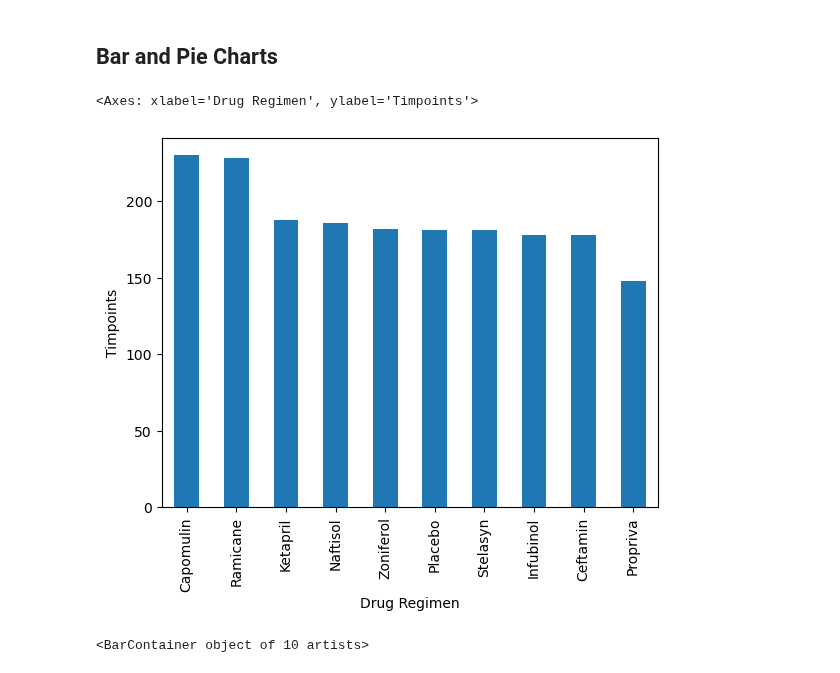
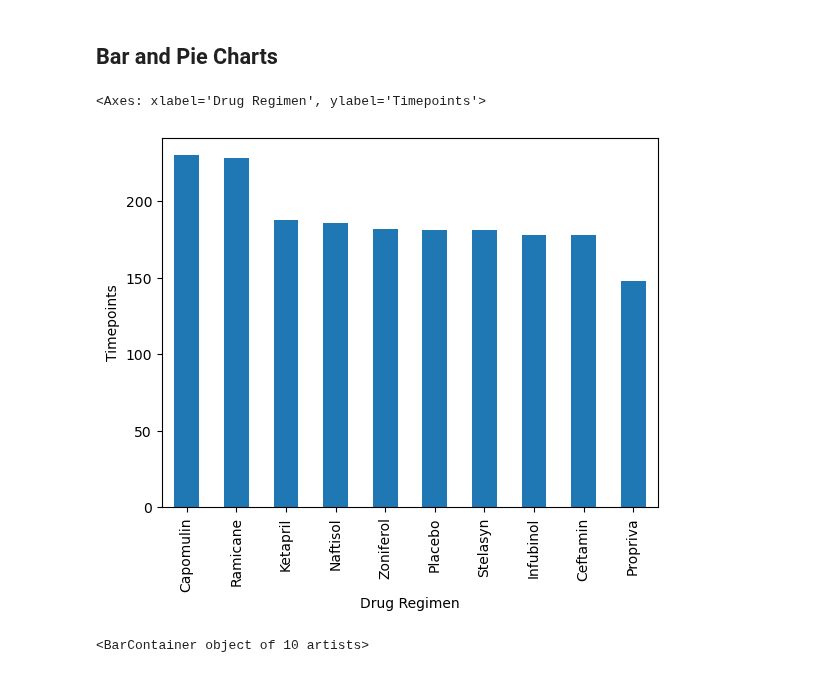
Before and after one commit to rdaaleman/Module-5, a Jupyter notebook: Starter_Code/Pymaceuticals/pymaceuticals_starter.ipynb, the cells around one changed output. Saved outputs shown, nothing was run; the diff lists cells and outputs as text; code cells hidden in the pictures.

```diff
--- a/Starter_Code/Pymaceuticals/pymaceuticals_starter.ipynb
+++ b/Starter_Code/Pymaceuticals/pymaceuticals_starter.ipynb
@@ -243,12 +241,12 @@ tumor_summary_df
 # %%
 # Generate a bar plot showing the total number of rows (Mouse ID/Timepoints) for each drug regimen using Pandas.
 import matplotlib.pyplot as plt
 import numpy as np
 
 bar_mouse_data = clean_mouse_data["Drug Regimen"].value_counts()
-bar_mouse_data.plot(kind="bar", xlabel="Drug Regimen", ylabel="Timpoints" )
+bar_mouse_data.plot(kind="bar", xlabel="Drug Regimen", ylabel="Timepoints" )
 # %% [output]
-<Axes: xlabel='Drug Regimen', ylabel='Timpoints'>
+<Axes: xlabel='Drug Regimen', ylabel='Timepoints'>
-[figure, old version]
+[figure, new version]
 # %%
 # Generate a bar plot showing the total number of rows (Mouse ID/Timepoints) for each drug regimen using pyplot.
```
Also changed, not shown: parts of 6 cells of this notebook.
